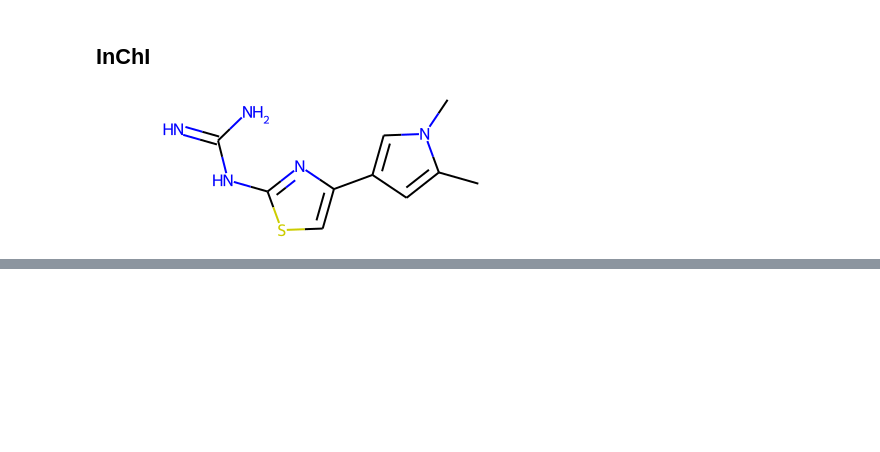
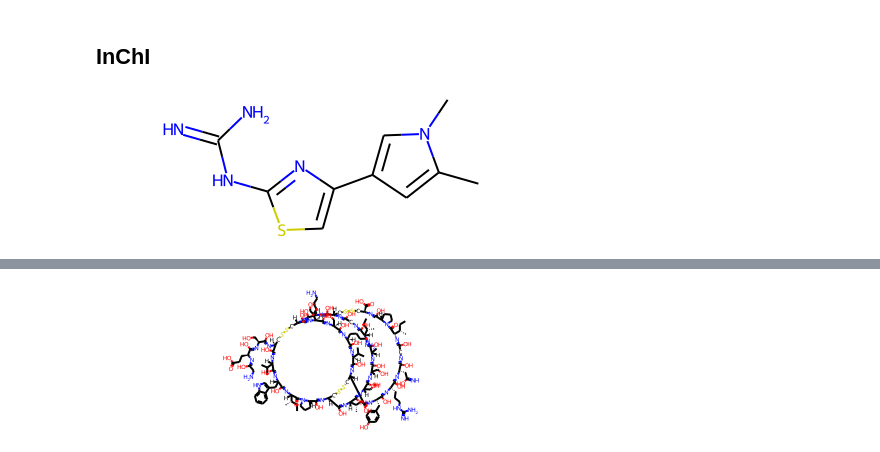
Before and after one commit to IFilella/MolecularAnalysis, a Jupyter notebook: scripts/rdkitDraw.ipynb, the cells around one changed output, grey strips where cells are left out. Saved outputs shown, nothing was run; the diff lists cells and outputs as text; code cells hidden in the pictures; blank space fills up the shorter version.

```diff
--- a/scripts/rdkitDraw.ipynb
+++ b/scripts/rdkitDraw.ipynb
@@ -39,0 +56,7 @@ Draw.MolsToGridImage(frags)
+# %%
+inchi = 'InChI=1S/C133H209N37O40S6/c1-14-65(9)102-126(203)143-50-97(179)146-87-57-211-216-62-92(132(209)210)162-125(202)94-33-26-43-169(94)130(207)104(67(11)16-3)163-98(180)51-142-107(184)81(47-95(137)177)151-108(185)77(31-24-42-140-133(138)139)147-112(189)79(45-70-34-36-72(176)37-35-70)150-121(198)89-59-213-215-61-91(123(200)167-103(66(10)15-2)129(206)157-86(56-175)116(193)155-82(52-171)114(191)144-69(13)106(183)166-102)160-124(201)93-32-25-44-170(93)131(208)105(68(12)17-4)168-113(190)80(46-71-49-141-74-28-19-18-27-73(71)74)152-127(204)100(63(5)6)165-122(199)90(159-117(194)84(54-173)154-110(187)78(38-39-99(181)182)145-96(178)48-136)60-214-212-58-88(158-118(195)85(55-174)156-119(87)196)120(197)149-75(29-20-22-40-134)109(186)153-83(53-172)115(192)148-76(30-21-23-41-135)111(188)164-101(64(7)8)128(205)161-89/h18-19,27-28,34-37,49,63-69,75-94,100-105,141,171-176H,14-17,20-26,29-33,38-48,50-62,134-136H2,1-13H3,(H2,137,177)(H,142,184)(H,143,203)(H,144,191)(H,145,178)(H,146,179)(H,147,189)(H,148,192)(H,149,197)(H,150,198)(H,151,185)(H,152,204)(H,153,186)(H,154,187)(H,155,193)(H,156,196)(H,157,206)(H,158,195)(H,159,194)(H,160,201)(H,161,205)(H,162,202)(H,163,180)(H,164,188)(H,165,199)(H,166,183)(H,167,200)(H,168,190)(H,181,182)(H,209,210)(H4,138,139,140)/t65-,66-,67-,68-,69-,75-,76-,77-,78-,79-,80-,81-,82-,83-,84-,85-,86-,87-,88-,89-,90-,91-,92-,93-,94-,100-,101-,102-,103-,104-,105-/m0/s1'
+# %%
+m = mol.mol(InChI=inchi)
+m.mol
+# %% [output]
+[figure, added]
```
Also changed, not shown: parts of 7 cells of this notebook, 2 other files.
